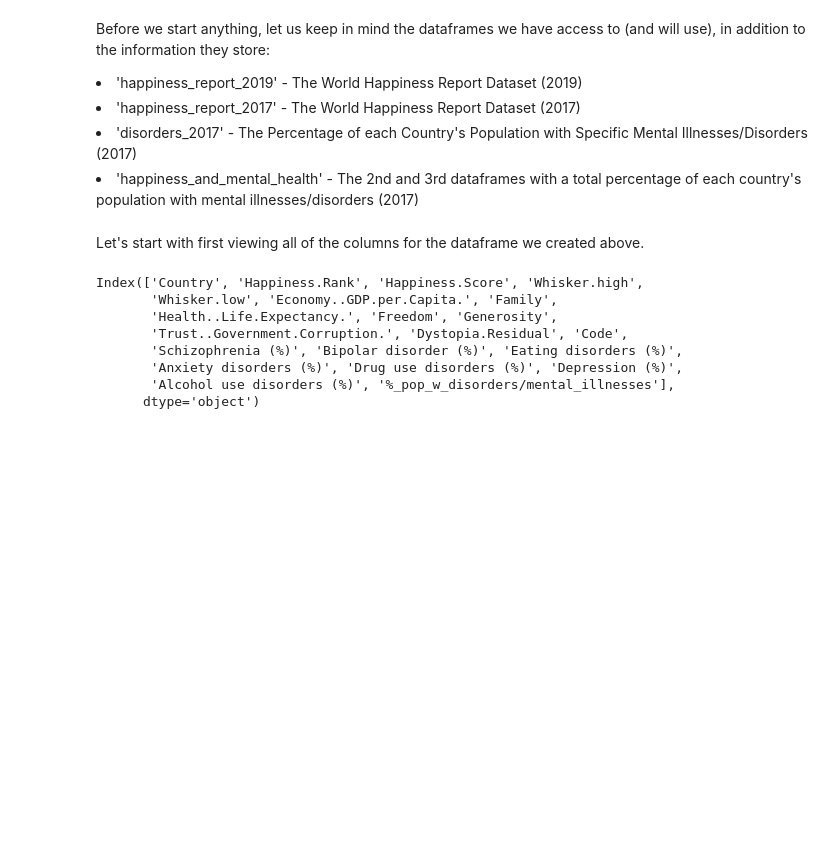
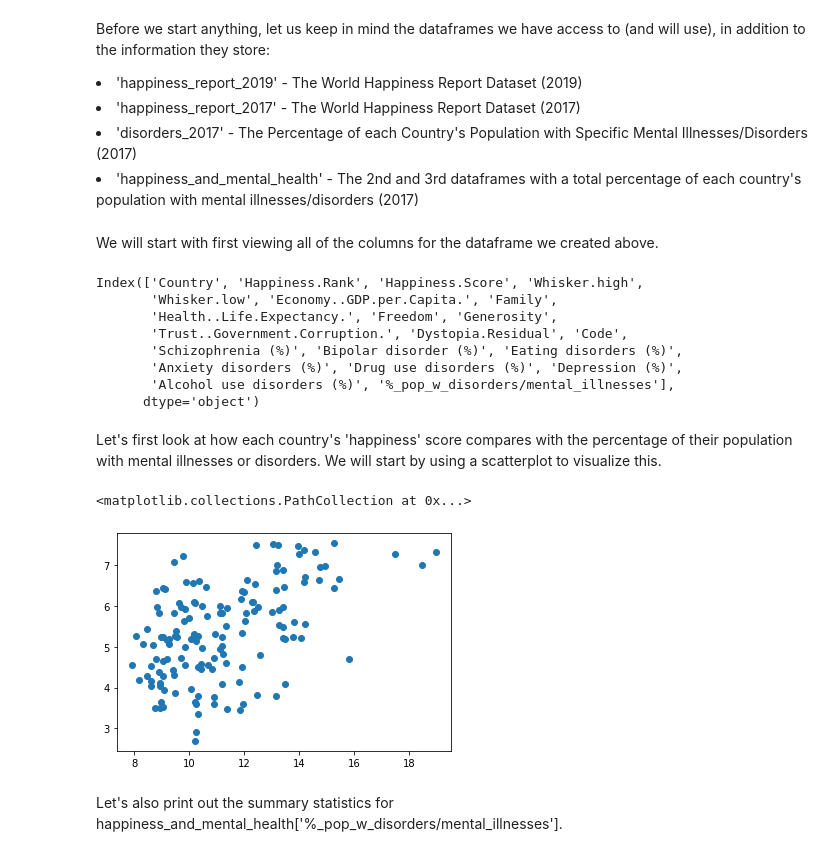
Before and after one commit to mkb02/mkb02.github.io, a Jupyter notebook: final_project.ipynb, the cells around one changed output. Cells and saved outputs as stored; diff of their text form; code cells hidden in the pictures; blank space fills up the shorter version.

Commit message:
Examine happiness_and_mental_health2['%_pop_w_disorders/mental_illnesses'] vs happiness_and_mental_health2['Happiness.Score']

```diff
--- a/final_project.ipynb
+++ b/final_project.ipynb
@@ -149,7 +149,7 @@ The data for the top five happiest countries given above already shows us that t
 Before we start anything, let us keep in mind the dataframes we have access to (and will use), in addition to the information they store:
 <li>'happiness_report_2019' - The World Happiness Report Dataset (2019)</li><li>'happiness_report_2017' - The World Happiness Report Dataset (2017)</li><li>'disorders_2017' - The Percentage of each Country's Population with Specific Mental Illnesses/Disorders (2017)</li><li>'happiness_and_mental_health' - The 2nd and 3rd dataframes with a total percentage of each country's population with mental illnesses/disorders (2017)</li>
 # %% [markdown]
-Let's start with first viewing all of the columns for the dataframe we created above.
+We will start with first viewing all of the columns for the dataframe we created above.
 # %%
 happiness_and_mental_health.columns
 # %% [output]
@@ -161,3 +161,13 @@ Index(['Country', 'Happiness.Rank', 'Happiness.Score', 'Whisker.high',
        'Anxiety disorders (%)', 'Drug use disorders (%)', 'Depression (%)',
        'Alcohol use disorders (%)', '%_pop_w_disorders/mental_illnesses'],
       dtype='object')
+# %% [markdown]
+Let's first look at how each country's 'happiness' score compares with the percentage of their population with mental illnesses or disorders. We will start by using a scatterplot to visualize this.
+# %%
+import matplotlib.pyplot as plt
+plt.scatter(x=happiness_and_mental_health['%_pop_w_disorders/mental_illnesses'], y=happiness_and_mental_health['Happiness.Score'])
+# %% [output]
+<matplotlib.collections.PathCollection at 0x...>
+[figure, added]
+# %% [markdown]
+Let's also print out the summary statistics for happiness_and_mental_health['%_pop_w_disorders/mental_illnesses'].
```
Also changed, not shown: parts of 12 cells of this notebook.
